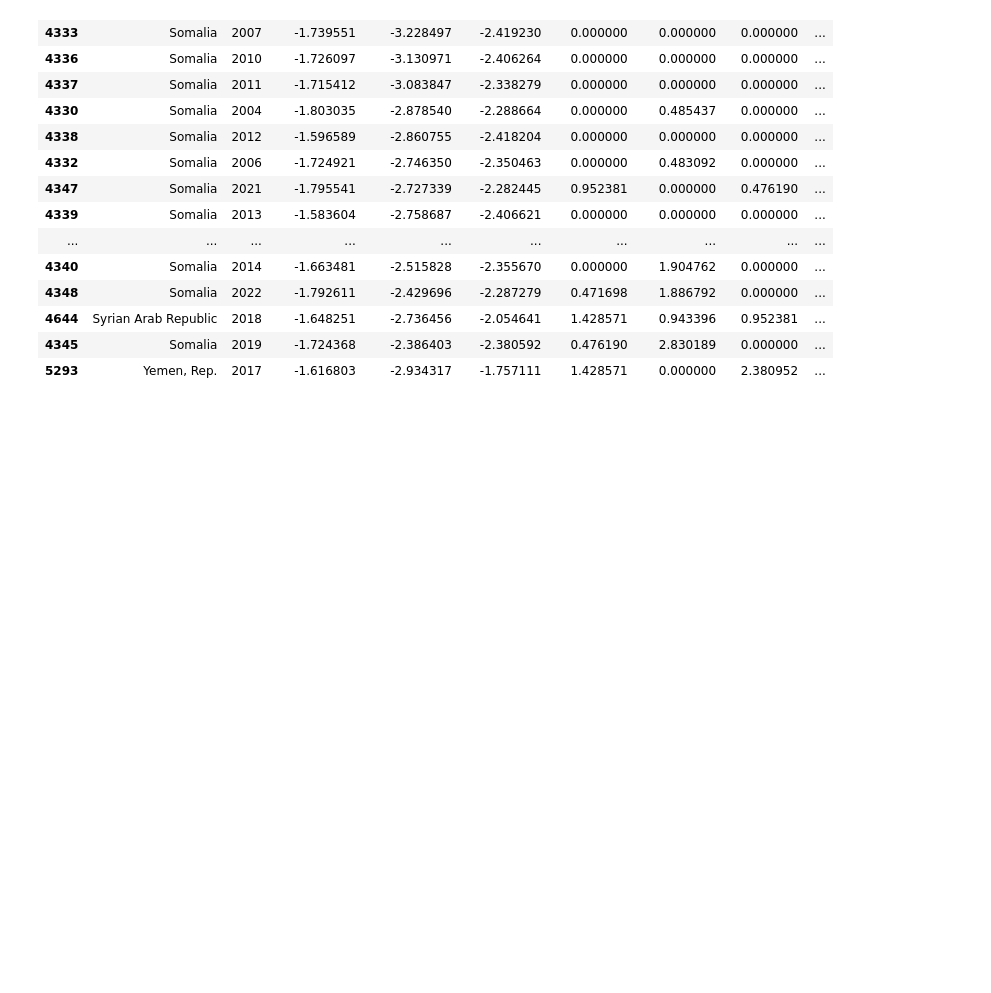
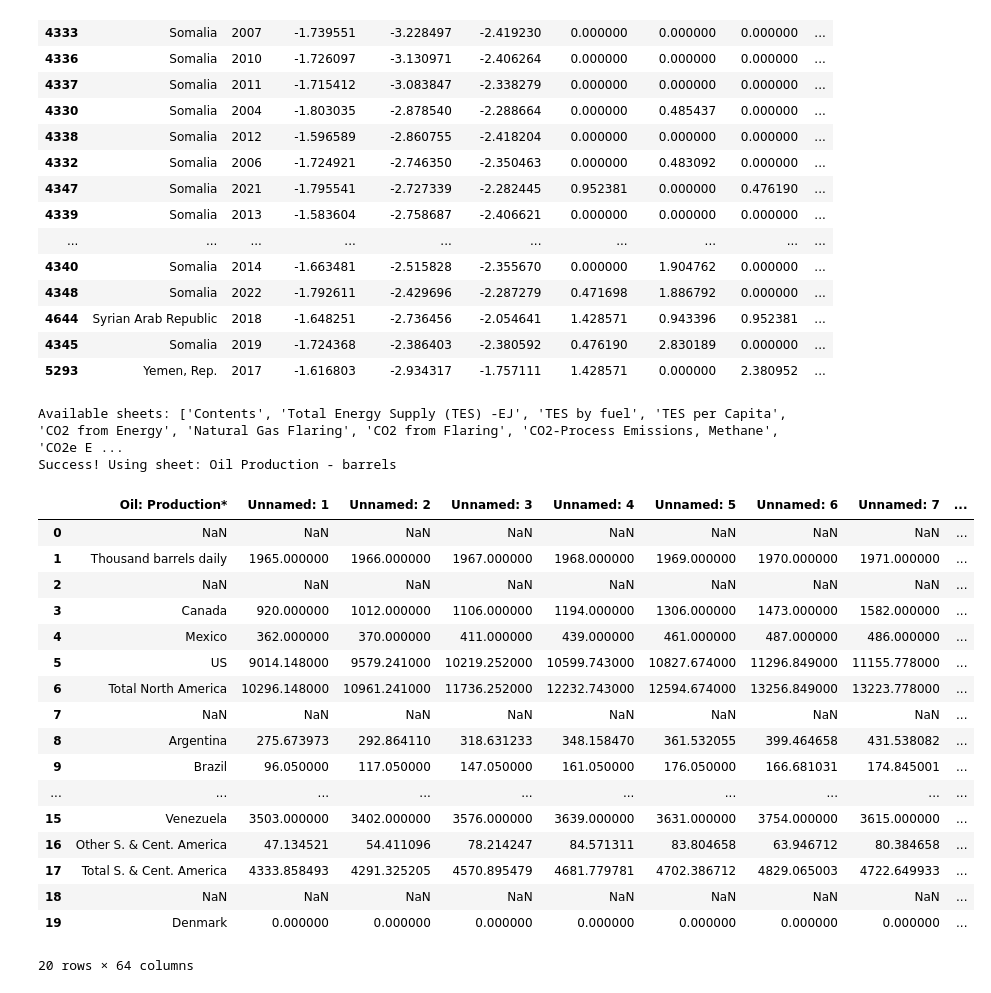
Before and after one commit to EMuritu/Geopolitical_Risk_Index, a Jupyter notebook: Geopolitical_Risk_Index.ipynb, the cells around one changed output. Cells and saved outputs as stored; diff of their text form; code cells hidden in the pictures; blank space fills up the shorter version.

```diff
--- a/Geopolitical_Risk_Index.ipynb
+++ b/Geopolitical_Risk_Index.ipynb
@@ -241,3 +241,50 @@ clean_wb_df.head(25)
 | 4644 | Syrian Arab Republic | 2018 | -1.648251 | -2.736456 | -2.054641 | 1.428571 | 0.943396 | 0.952381 | ... |
 | 4345 | Somalia | 2019 | -1.724368 | -2.386403 | -2.380592 | 0.476190 | 2.830189 | 0.000000 | ... |
 | 5293 | Yemen, Rep. | 2017 | -1.616803 | -2.934317 | -1.757111 | 1.428571 | 0.000000 | 2.380952 | ... |
+# %%
+#Load Dataset 2
+
+file_path = r"C:\Users\Work\Desktop\Geopolitical_Risk_Index\Datasets\Statistical Review of World Energy Data.xlsx"
+
+# List all available sheets
+sheets = pd.ExcelFile(file_path).sheet_names
+print("Available sheets:", sheets)
+possible_names = [
+    "Oil Production-barrels",
+    "Oil Production - barrels",
+    "Oil_Production-barrels",
+    "Oil Production"
+]
+
+for name in possible_names:
+    try:
+        df = pd.read_excel(file_path, sheet_name=name)
+        print(f"Success! Using sheet: {name}")
+        break
+    except:
+        continue
+# %% [output]
+Available sheets: ['Contents', 'Total Energy Supply (TES) -EJ', 'TES by fuel', 'TES per Capita', 'CO2 from Energy', 'Natural Gas Flaring', 'CO2 from Flaring', 'CO2-Process Emissions, Methane', 'CO2e E ...
+Success! Using sheet: Oil Production - barrels
+# %%
+oil_producing_countries= pd.read_excel(file_path,'Oil Production - barrels' )
+oil_producing_countries.head(20)
+# %% [output]
+|  | Oil: Production* | Unnamed: 1 | Unnamed: 2 | Unnamed: 3 | Unnamed: 4 | Unnamed: 5 | Unnamed: 6 | Unnamed: 7 | ... |
+| 0 | NaN | NaN | NaN | NaN | NaN | NaN | NaN | NaN | ... |
+| 1 | Thousand barrels daily | 1965.000000 | 1966.000000 | 1967.000000 | 1968.000000 | 1969.000000 | 1970.000000 | 1971.000000 | ... |
+| 2 | NaN | NaN | NaN | NaN | NaN | NaN | NaN | NaN | ... |
+| 3 | Canada | 920.000000 | 1012.000000 | 1106.000000 | 1194.000000 | 1306.000000 | 1473.000000 | 1582.000000 | ... |
+| 4 | Mexico | 362.000000 | 370.000000 | 411.000000 | 439.000000 | 461.000000 | 487.000000 | 486.000000 | ... |
+| 5 | US | 9014.148000 | 9579.241000 | 10219.252000 | 10599.743000 | 10827.674000 | 11296.849000 | 11155.778000 | ... |
+| 6 | Total North America | 10296.148000 | 10961.241000 | 11736.252000 | 12232.743000 | 12594.674000 | 13256.849000 | 13223.778000 | ... |
+| 7 | NaN | NaN | NaN | NaN | NaN | NaN | NaN | NaN | ... |
+| 8 | Argentina | 275.673973 | 292.864110 | 318.631233 | 348.158470 | 361.532055 | 399.464658 | 431.538082 | ... |
+| 9 | Brazil | 96.050000 | 117.050000 | 147.050000 | 161.050000 | 176.050000 | 166.681031 | 174.845001 | ... |
+| ... | ... | ... | ... | ... | ... | ... | ... | ... | ... |
+| 15 | Venezuela | 3503.000000 | 3402.000000 | 3576.000000 | 3639.000000 | 3631.000000 | 3754.000000 | 3615.000000 | ... |
+| 16 | Other S. & Cent. America | 47.134521 | 54.411096 | 78.214247 | 84.571311 | 83.804658 | 63.946712 | 80.384658 | ... |
+| 17 | Total S. & Cent. America | 4333.858493 | 4291.325205 | 4570.895479 | 4681.779781 | 4702.386712 | 4829.065003 | 4722.649933 | ... |
+| 18 | NaN | NaN | NaN | NaN | NaN | NaN | NaN | NaN | ... |
+| 19 | Denmark | 0.000000 | 0.000000 | 0.000000 | 0.000000 | 0.000000 | 0.000000 | 0.000000 | ... |
+20 rows × 64 columns
```
